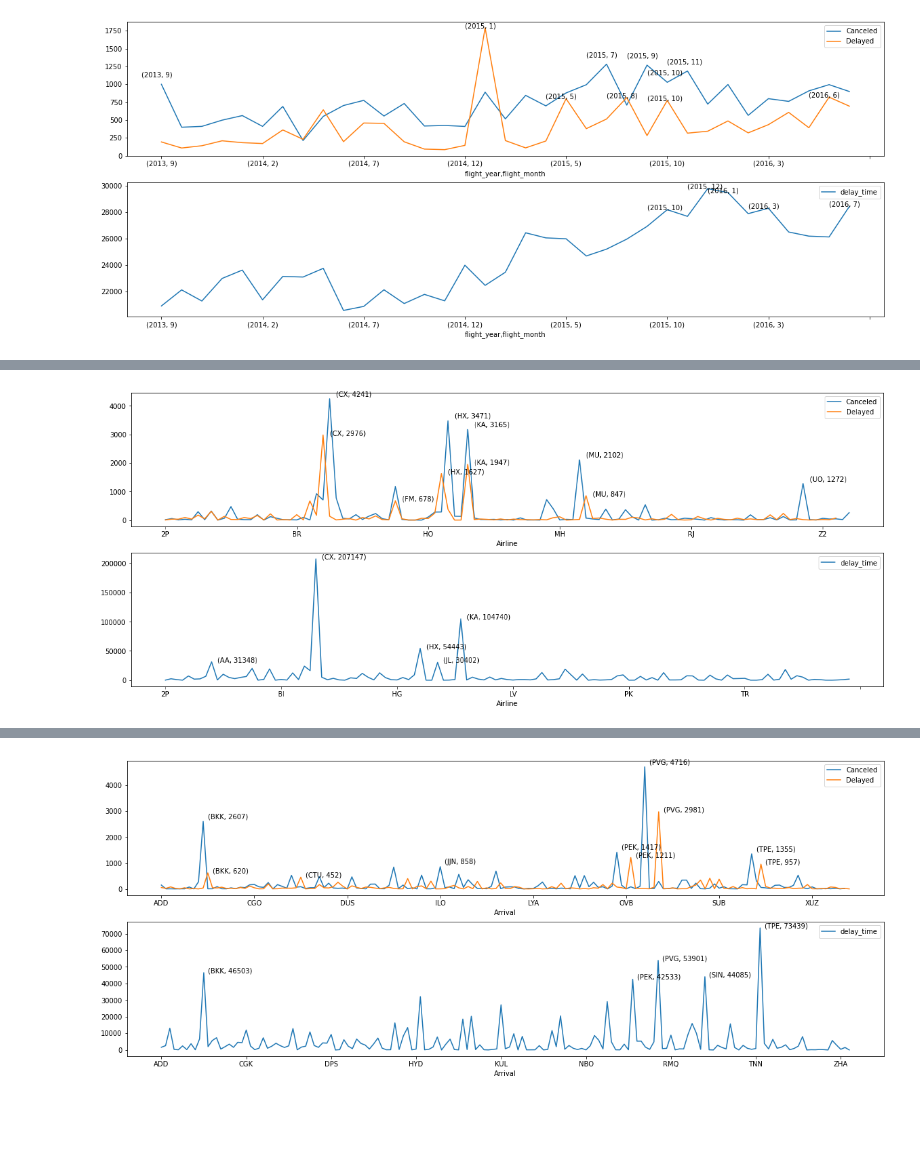
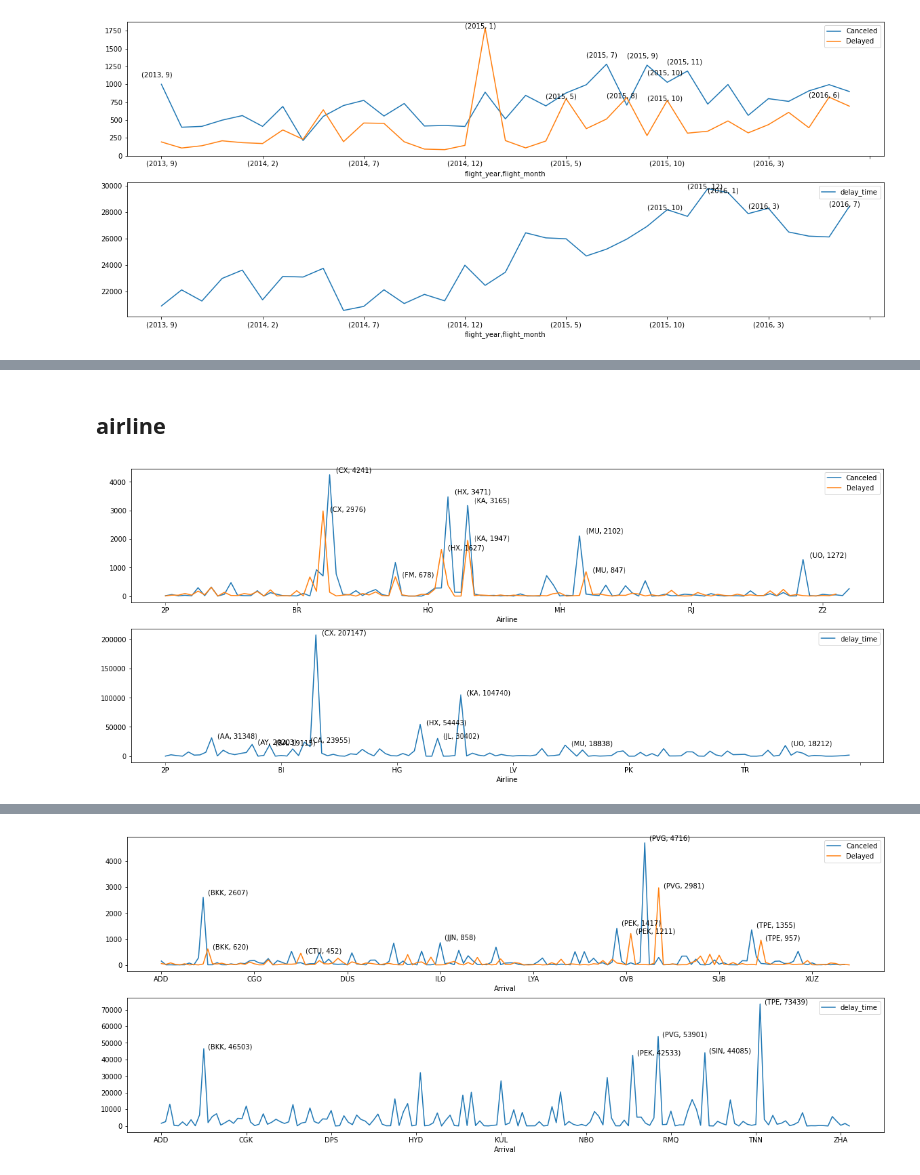
Before and after one commit to timsu27/flight_delays, a Jupyter notebook: flight_delays.ipynb, the cells around one changed output, grey strips where cells are left out. Cells and saved outputs as stored; diff of their text form; code cells hidden in the pictures; blank space fills up the shorter version.

```diff
--- a/flight_delays.ipynb
+++ b/flight_delays.ipynb
@@ -8,8 +6,8 @@ from sklearn import preprocessing
 df = pd.read_csv("flight_delays_data.csv", parse_dates=[8])
 # %%
 le = preprocessing.LabelEncoder()
-df["Arrival_enc"] = le.fit_transform(df[["Arrival"]])
-df["Airline_enc"] = le.fit_transform(df[["Airline"]])
+df["Arrival_enc"] = le.fit_transform(df["Arrival"])
+df["Airline_enc"] = le.fit_transform(df["Airline"])
 # %%
 df["flight_year"] = df["flight_date"].apply(lambda x: x.year)
 df["flight_month"] = df["flight_date"].apply(lambda x: x.month)
@@ -69,4 +81,10 @@ delayed_flights[['flight_date','delay_time']].groupby(['flight_date']).count().p
 ontime_flights[['flight_date','delay_time']].groupby(['flight_date']).count().plot(ax=ax[1])
 
 ax[0].legend(["Canceled", "Delayed"])
+for idx, row in cancel_flights[['flight_date','delay_time']].groupby(['flight_date']).count().reset_index().sort_values(by=["delay_time"], ascending=False).head().iterrows():
+    ax[0].annotate(f"({row.flight_date}, {row.delay_time})", (idx+1, row.delay_time))
+for idx, row in delayed_flights[['flight_date','delay_time']].groupby(['flight_date']).count().reset_index().sort_values(by=["delay_time"], ascending=False).head().iterrows():
+    ax[0].annotate(f"({row.flight_date}, {row.delay_time})", (idx+1, row.delay_time))
+for idx, row in ontime_flights[['flight_date','delay_time']].groupby(['flight_date']).count().reset_index().sort_values(by=["delay_time"], ascending=False).tail(10).iterrows():
+    ax[1].annotate(f"({row.flight_date}, {row.delay_time})", (idx+1, row.delay_time))
 # %% [output]
@@ -92,16 +137,18 @@ for idx, row in ontime_flights[['flight_year', 'flight_month','delay_time']].gro
+# %% [markdown]
+## airline
 # %%
 fig, ax=plt.subplots(nrows=2, ncols=1, figsize=(20, 8))
 
 cancel_flights[['Airline','delay_time']].groupby(['Airline']).count().plot(ax=ax[0])
 delayed_flights[['Airline','delay_time']].groupby(['Airline']).count().plot(ax=ax[0])
 ontime_flights[['Airline','delay_time']].groupby(['Airline']).count().plot(ax=ax[1])
 
 ax[0].legend(["Canceled", "Delayed"])
 for idx, row in cancel_flights[['Airline','delay_time']].groupby(['Airline']).count().reset_index().sort_values(by=["delay_time"], ascending=False).head().iterrows():
     ax[0].annotate(f"({row.Airline}, {row.delay_time})", (idx+1, row.delay_time+100))
 for idx, row in delayed_flights[['Airline','delay_time']].groupby(['Airline']).count().reset_index().sort_values(by=["delay_time"], ascending=False).head().iterrows():
     ax[0].annotate(f"({row.Airline}, {row.delay_time})", (idx+1, row.delay_time))
-for idx, row in ontime_flights[['Airline','delay_time']].groupby(['Airline']).count().reset_index().sort_values(by=["delay_time"], ascending=False).head().iterrows():
+for idx, row in ontime_flights[['Airline','delay_time']].groupby(['Airline']).count().reset_index().sort_values(by=["delay_time"], ascending=False).head(10).iterrows():
     ax[1].annotate(f"({row.Airline}, {row.delay_time})", (idx+1, row.delay_time))
 # %% [output]
-[figure, old version]
+[figure, new version]
```
Also changed, not shown: parts of 42 cells of this notebook, 1 other file.
